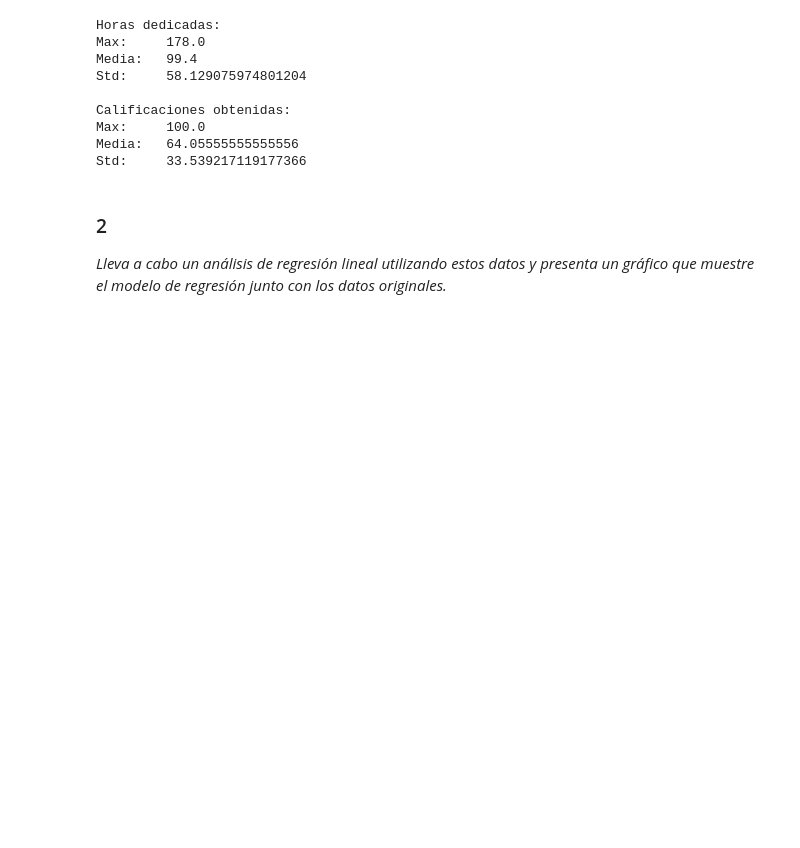
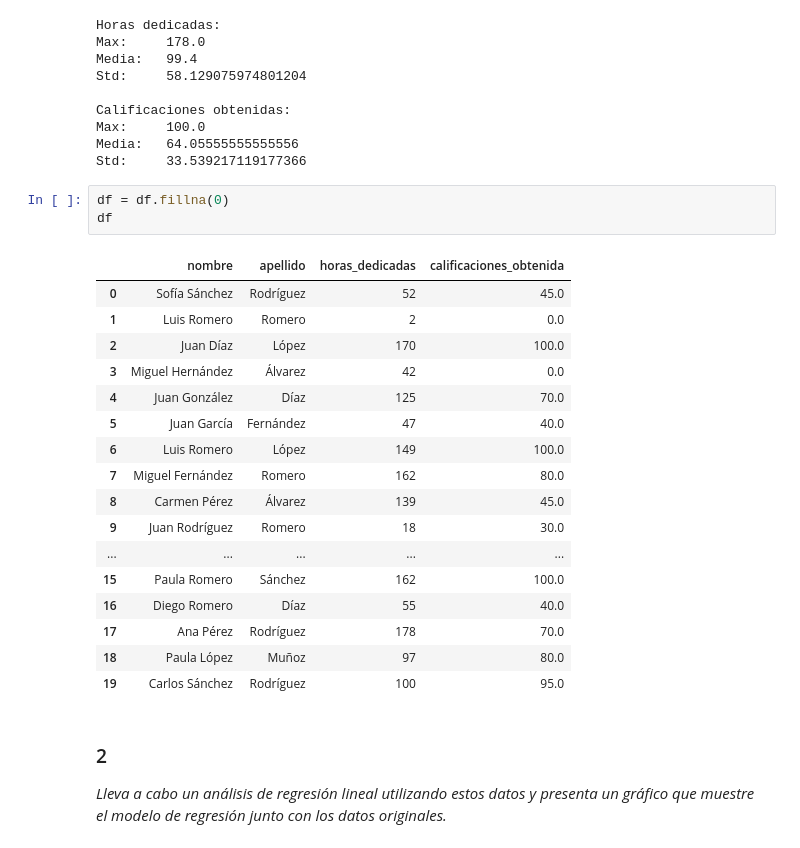
Before and after one commit to AlbertNath/rp-ml-20242, a Jupyter notebook: rp-ml-p1.ipynb, the cells around one changed output. Drawn from its saved outputs; the diff is of its cells as text; blank space fills up the shorter version.

```diff
--- a/rp-ml-p1.ipynb
+++ b/rp-ml-p1.ipynb
@@ -32,6 +32,27 @@ Calificaciones obtenidas:
 Max:     100.0
 Media:   64.05555555555556
 Std:     33.539217119177366
+# %%
+df = df.fillna(0)
+df
+# %% [output]
+|  | nombre | apellido | horas_dedicadas | calificaciones_obtenida |
+| 0 | Sofía Sánchez | Rodríguez | 52 | 45.0 |
+| 1 | Luis Romero | Romero | 2 | 0.0 |
+| 2 | Juan Díaz | López | 170 | 100.0 |
+| 3 | Miguel Hernández | Álvarez | 42 | 0.0 |
+| 4 | Juan González | Díaz | 125 | 70.0 |
+| 5 | Juan García | Fernández | 47 | 40.0 |
+| 6 | Luis Romero | López | 149 | 100.0 |
+| 7 | Miguel Fernández | Romero | 162 | 80.0 |
+| 8 | Carmen Pérez | Álvarez | 139 | 45.0 |
+| 9 | Juan Rodríguez | Romero | 18 | 30.0 |
+| ... | ... | ... | ... | ... |
+| 15 | Paula Romero | Sánchez | 162 | 100.0 |
+| 16 | Diego Romero | Díaz | 55 | 40.0 |
+| 17 | Ana Pérez | Rodríguez | 178 | 70.0 |
+| 18 | Paula López | Muñoz | 97 | 80.0 |
+| 19 | Carlos Sánchez | Rodríguez | 100 | 95.0 |
 # %% [markdown]
 ### 2
 _Lleva a cabo un análisis de regresión lineal utilizando estos datos y presenta un gráfico que muestre el modelo de regresión junto con los datos
```
Also changed, not shown: parts of 4 cells of this notebook.
